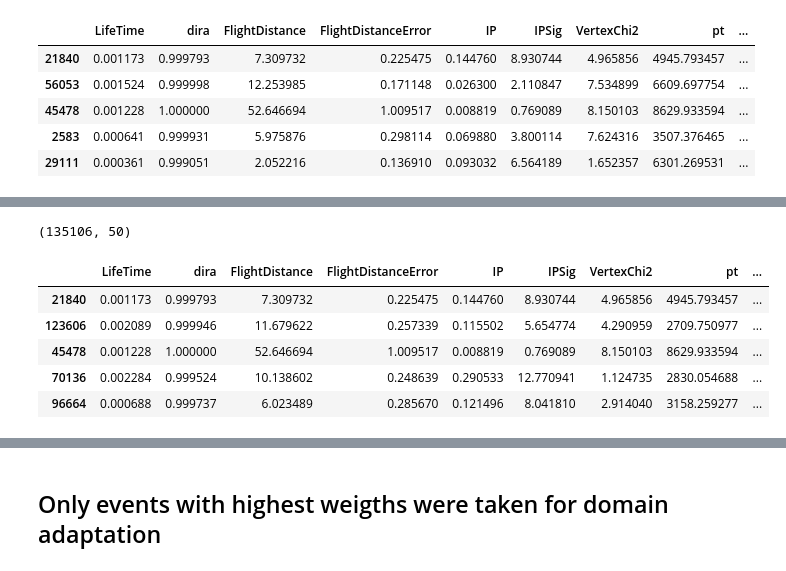
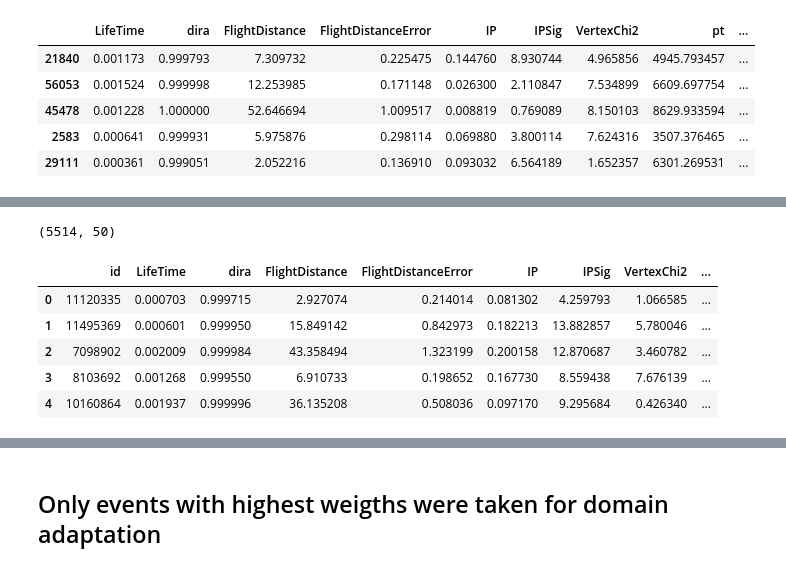
Before and after one commit to HolyBayes/Cross-domain-adaptation-on-HEP-HSE-course-work-, a Jupyter notebook: notebooks/DANN_HEP_TF.ipynb, the cells around one changed output, grey strips where cells are left out. Drawn from its saved outputs; the diff is of its cells as text; code cells hidden in the pictures.

```diff
--- a/notebooks/DANN_HEP_TF.ipynb
+++ b/notebooks/DANN_HEP_TF.ipynb
@@ -27,9 +27,9 @@ pd.set_option('display.max_columns', 100)
 # %% [markdown]
 # Preparing data
 # %%
-label_prediction = pd.read_csv('datasets/training.csv.zip').drop('id', 1)
+label_prediction = pd.read_csv('../datasets/training.csv.zip').drop('id', 1)
 label_prediction = pd.concat([label_prediction, label_prediction]).sample(frac=1., random_state=SEED)
-features = label_prediction.drop('signal', 1).columns
+features = label_prediction.drop(['signal', 'mass', 'min_ANNmuon', 'production'], 1).columns
 print label_prediction.shape
 label_prediction.head()
 # %% [output]
@@ -43,15 +100,16 @@ label_prediction.head()
 # %%
-domain_adaptation = pd.read_csv('datasets/domain_adaptation.csv').sample(frac=1., random_state=SEED)
-domain_adaptation['mass'] = label_prediction['mass'].mean()
-domain_adaptation['min_ANNmuon'] = label_prediction['min_ANNmuon'].mean()
-domain_adaptation['production'] = label_prediction['production'].mean()
-print domain_adaptation.shape
-domain_adaptation.head()
+check_correlation = pd.read_csv('../datasets/check_correlation.csv.zip')
+
+check_correlation['min_ANNmuon'] = label_prediction['min_ANNmuon'].mean()
+check_correlation['production'] = label_prediction['production'].mean()
+
+print check_correlation.shape
+check_correlation.head()
 # %% [output]
-(135106, 50)
+(5514, 50)
-|  | LifeTime | dira | FlightDistance | FlightDistanceError | IP | IPSig | VertexChi2 | pt | ... |
-| 21840 | 0.001173 | 0.999793 | 7.309732 | 0.225475 | 0.144760 | 8.930744 | 4.965856 | 4945.793457 | ... |
-| 123606 | 0.002089 | 0.999946 | 11.679622 | 0.257339 | 0.115502 | 5.654774 | 4.290959 | 2709.750977 | ... |
-| 45478 | 0.001228 | 1.000000 | 52.646694 | 1.009517 | 0.008819 | 0.769089 | 8.150103 | 8629.933594 | ... |
-| 70136 | 0.002284 | 0.999524 | 10.138602 | 0.248639 | 0.290533 | 12.770941 | 1.124735 | 2830.054688 | ... |
-| 96664 | 0.000688 | 0.999737 | 6.023489 | 0.285670 | 0.121496 | 8.041810 | 2.914040 | 3158.259277 | ... |
+|  | id | LifeTime | dira | FlightDistance | FlightDistanceError | IP | IPSig | VertexChi2 | ... |
+| 0 | 11120335 | 0.000703 | 0.999715 | 2.927074 | 0.214014 | 0.081302 | 4.259793 | 1.066585 | ... |
+| 1 | 11495369 | 0.000601 | 0.999950 | 15.849142 | 0.842973 | 0.182213 | 13.882857 | 5.780046 | ... |
+| 2 | 7098902 | 0.002009 | 0.999984 | 43.358494 | 1.323199 | 0.200158 | 12.870687 | 3.460782 | ... |
+| 3 | 8103692 | 0.001268 | 0.999550 | 6.910733 | 0.198652 | 0.167730 | 8.559438 | 7.676139 | ... |
+| 4 | 10160864 | 0.001937 | 0.999996 | 36.135208 | 0.508036 | 0.097170 | 9.295684 | 0.426340 | ... |
```
Also changed, not shown: parts of 20 cells of this notebook, 3 other files.
